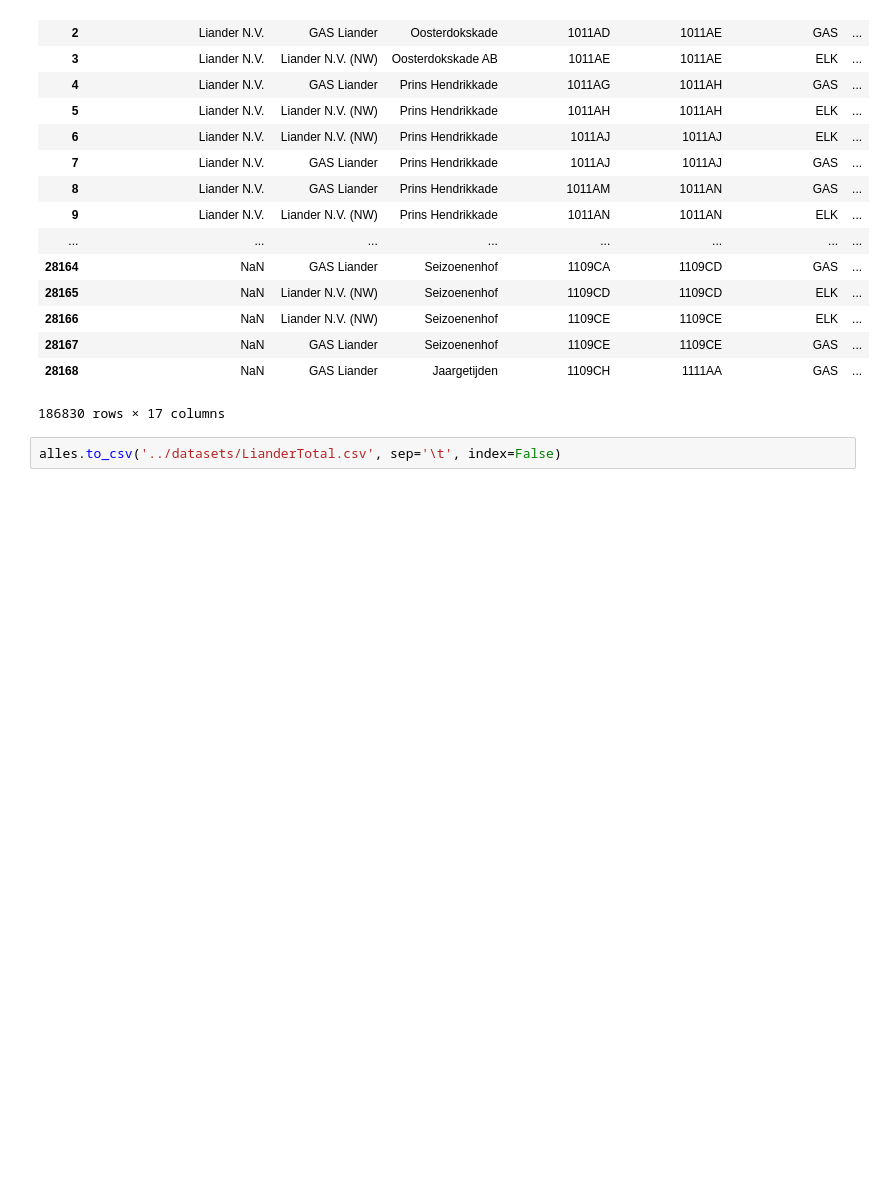
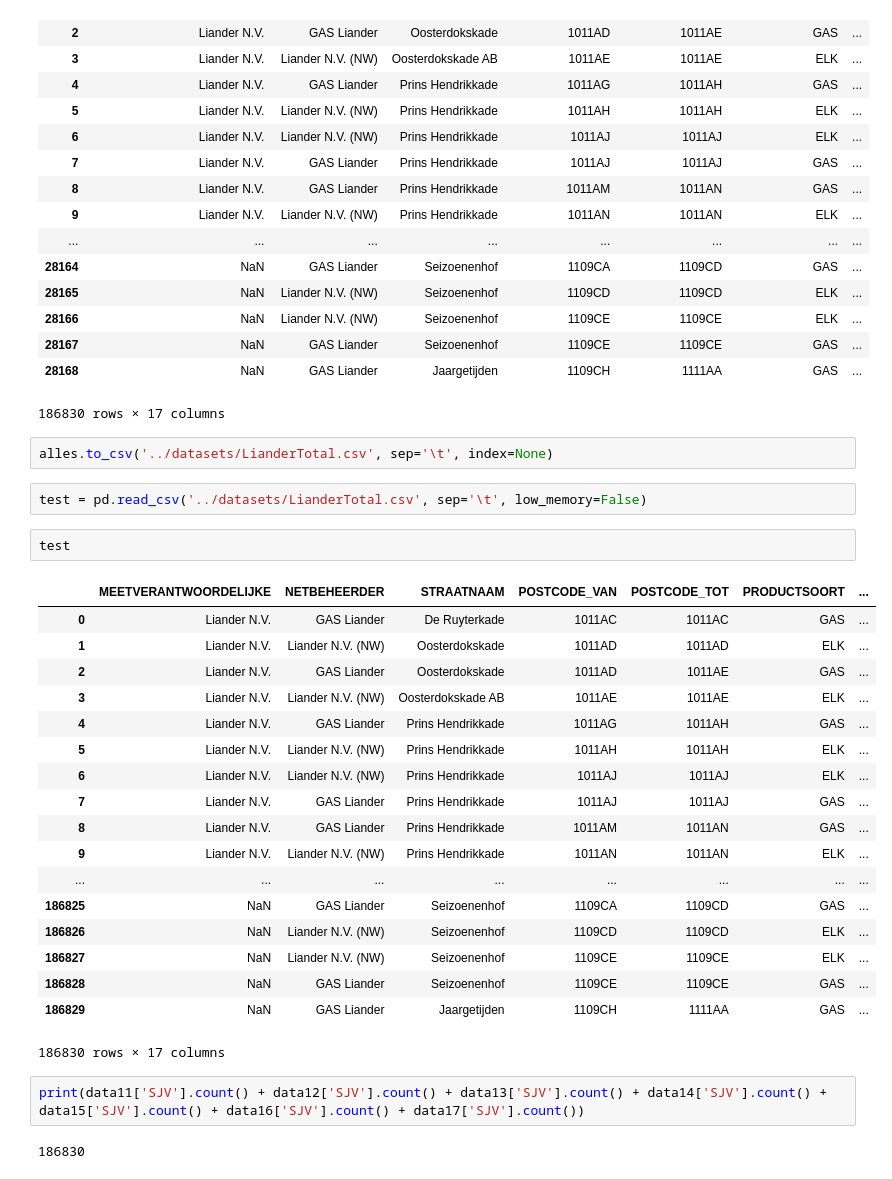
Before and after one commit to MarkMeltzer/kunstmatigestroom, a Jupyter notebook: Mathias/NieuwSpeelplein.ipynb, the cells around one changed output. Saved outputs shown, nothing was run; the diff lists cells and outputs as text; blank space fills up the shorter version.

Commit message:
Alle jaren samengevoegd

```diff
--- a/Mathias/NieuwSpeelplein.ipynb
+++ b/Mathias/NieuwSpeelplein.ipynb
@@ -44,4 +44,31 @@ alles
 | 28168 | NaN | GAS Liander | Jaargetijden | 1109CH | 1111AA | GAS | ... |
 186830 rows × 17 columns
 # %%
-alles.to_csv('../datasets/LianderTotal.csv', sep='\t', index=False)
+alles.to_csv('../datasets/LianderTotal.csv', sep='\t', index=None)
+# %%
+test = pd.read_csv('../datasets/LianderTotal.csv', sep='\t', low_memory=False)
+# %%
+test
+# %% [output]
+|  | MEETVERANTWOORDELIJKE | NETBEHEERDER | STRAATNAAM | POSTCODE_VAN | POSTCODE_TOT | PRODUCTSOORT | ... |
+| 0 | Liander N.V. | GAS Liander | De Ruyterkade | 1011AC | 1011AC | GAS | ... |
+| 1 | Liander N.V. | Liander N.V. (NW) | Oosterdokskade | 1011AD | 1011AD | ELK | ... |
+| 2 | Liander N.V. | GAS Liander | Oosterdokskade | 1011AD | 1011AE | GAS | ... |
+| 3 | Liander N.V. | Liander N.V. (NW) | Oosterdokskade AB | 1011AE | 1011AE | ELK | ... |
+| 4 | Liander N.V. | GAS Liander | Prins Hendrikkade | 1011AG | 1011AH | GAS | ... |
+| 5 | Liander N.V. | Liander N.V. (NW) | Prins Hendrikkade | 1011AH | 1011AH | ELK | ... |
+| 6 | Liander N.V. | Liander N.V. (NW) | Prins Hendrikkade | 1011AJ | 1011AJ | ELK | ... |
+| 7 | Liander N.V. | GAS Liander | Prins Hendrikkade | 1011AJ | 1011AJ | GAS | ... |
+| 8 | Liander N.V. | GAS Liander | Prins Hendrikkade | 1011AM | 1011AN | GAS | ... |
+| 9 | Liander N.V. | Liander N.V. (NW) | Prins Hendrikkade | 1011AN | 1011AN | ELK | ... |
+| ... | ... | ... | ... | ... | ... | ... | ... |
+| 186825 | NaN | GAS Liander | Seizoenenhof | 1109CA | 1109CD | GAS | ... |
+| 186826 | NaN | Liander N.V. (NW) | Seizoenenhof | 1109CD | 1109CD | ELK | ... |
+| 186827 | NaN | Liander N.V. (NW) | Seizoenenhof | 1109CE | 1109CE | ELK | ... |
+| 186828 | NaN | GAS Liander | Seizoenenhof | 1109CE | 1109CE | GAS | ... |
+| 186829 | NaN | GAS Liander | Jaargetijden | 1109CH | 1111AA | GAS | ... |
+186830 rows × 17 columns
+# %%
+print(data11['SJV'].count() + data12['SJV'].count() + data13['SJV'].count() + data14['SJV'].count() + data15['SJV'].count() + data16['SJV'].count() + data17['SJV'].count())
+# %% [output]
+186830
```
Also changed, not shown: 1 other file.
